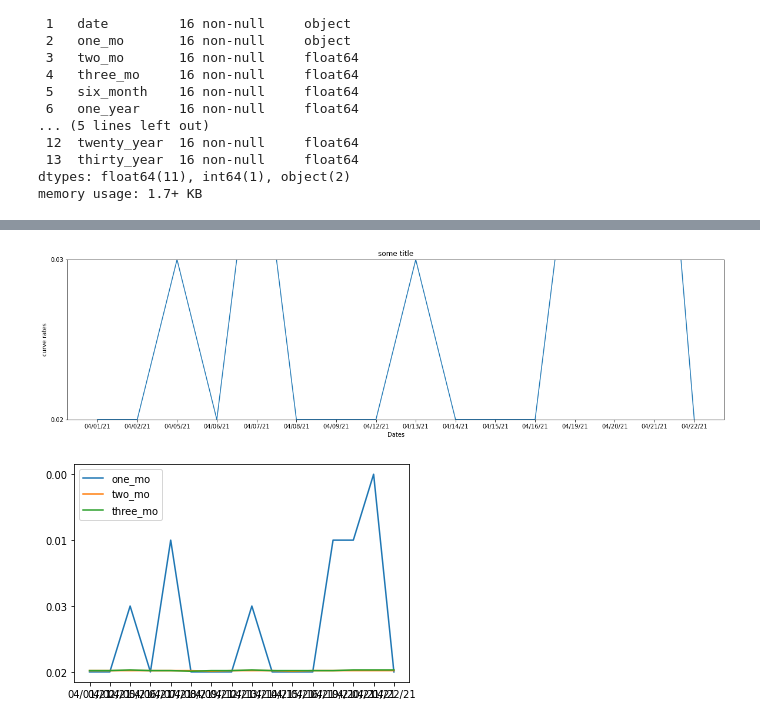
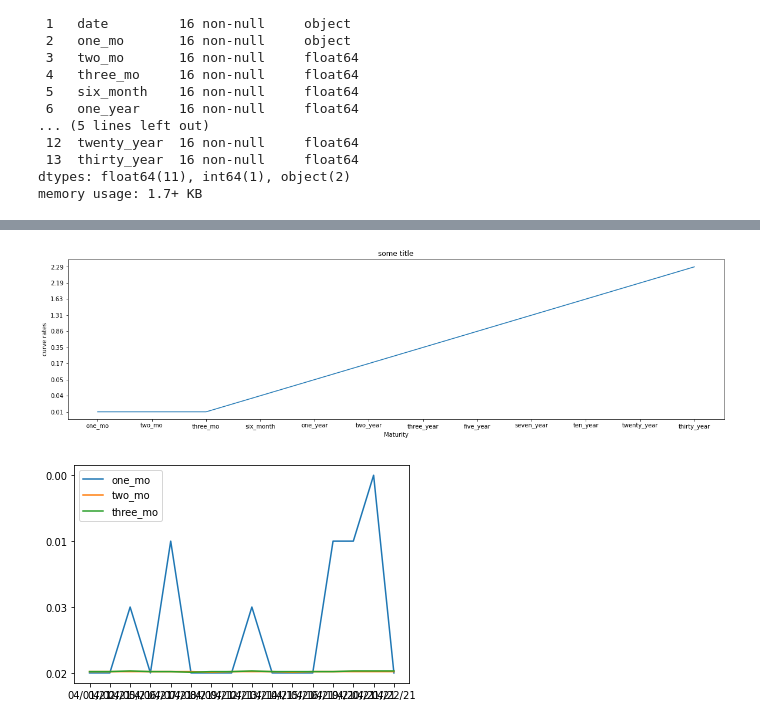
Before and after one commit to jperez29/treasury-yield-curve-rates, a Jupyter notebook: make_chart.ipynb, the cells around one changed output, grey strips where cells are left out. Saved outputs shown, nothing was run; the diff lists cells and outputs as text; code cells hidden in the pictures.

Commit message:
made the first chart of data

```diff
--- a/make_chart.ipynb
+++ b/make_chart.ipynb
@@ -51,14 +67,13 @@ memory usage: 1.7+ KB
 # %%
-x = df['date']
-y = df['one_mo']
+x = df.columns[2:]
+y = list(df.iloc[19][2:])
 fig, ax = plt.subplots(figsize=(20,5))
 ax.plot(x,y)
 labels = ax.get_xticklabels()
-plt.ylim(0,1)
-ax.set( xlabel = 'Dates', ylabel= 'curve rates', title = 'some title')
+ax.set( xlabel = 'Maturity', ylabel= 'curve rates', title = 'some title')
 plt.show()
 # %% [output]
-[figure, old version]
+[figure, new version]
 # %%
 x = df['date']
 y1 = df['one_mo']
```
Also changed, not shown: parts of 1 cell of this notebook.
